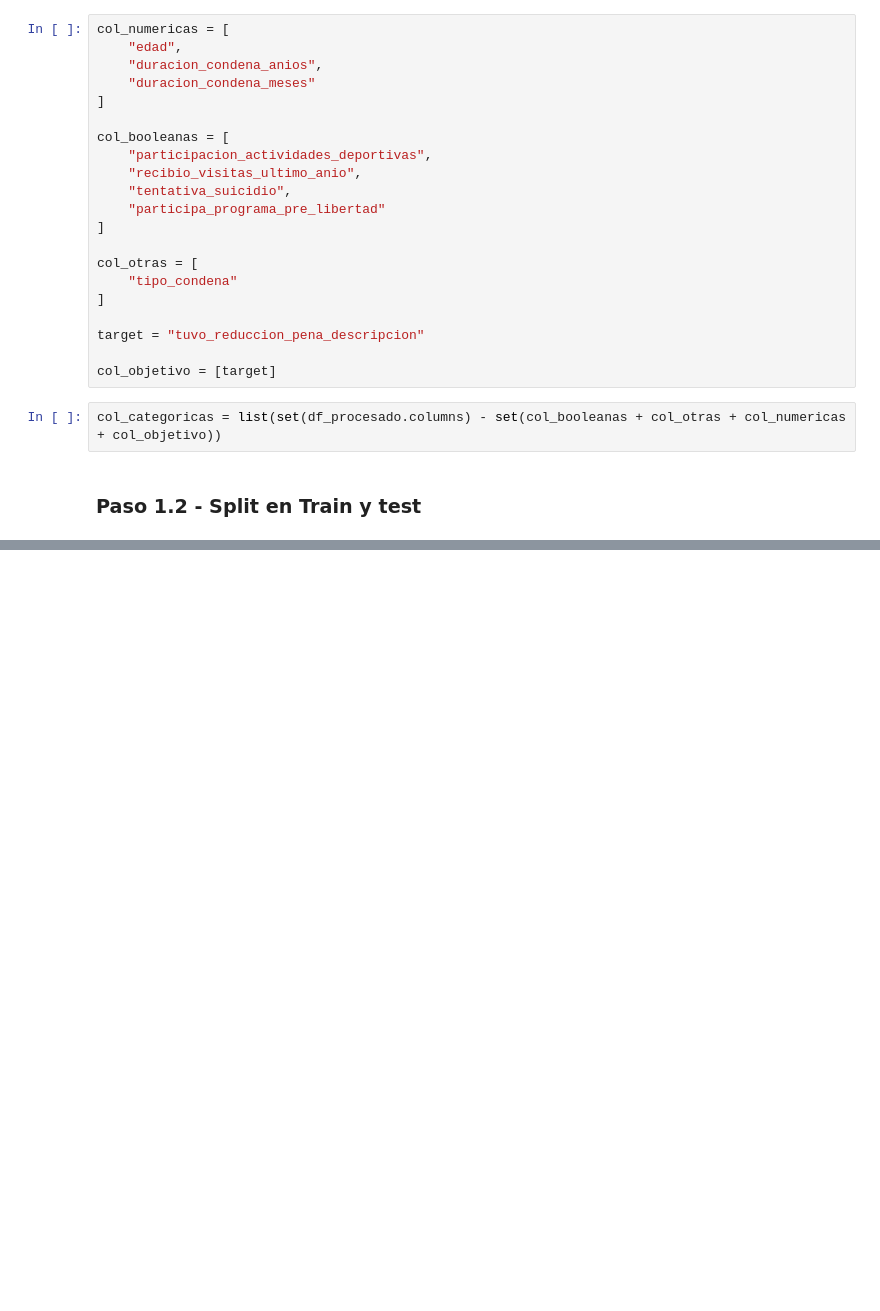
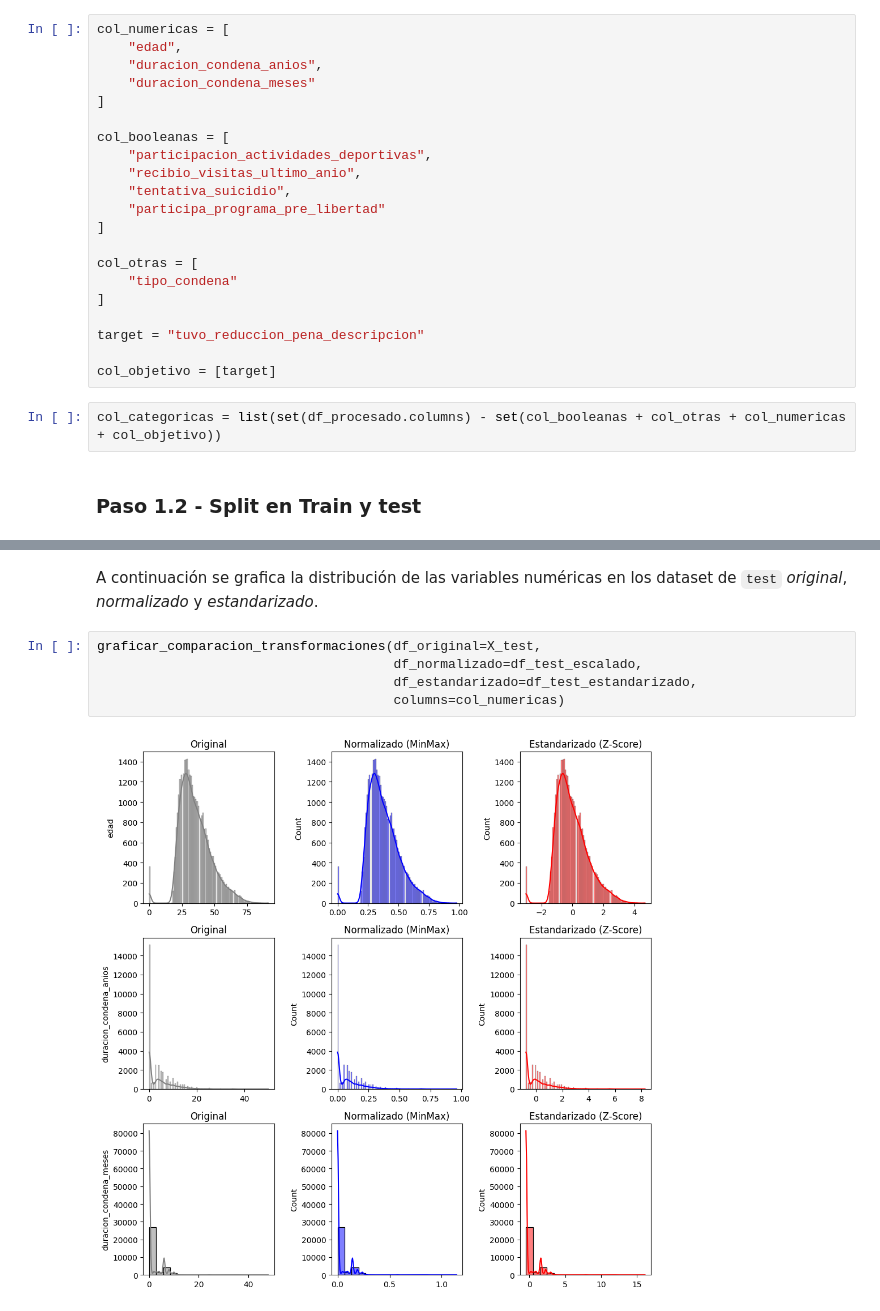
Before and after one commit to gasper-az/CEIA_Analisis_de_datos, a Jupyter notebook: trabajos_practicos/resolucion_tp_02/tp_02.ipynb, the cells around one changed output, grey strips where cells are left out. Cells and saved outputs as stored; diff of their text form; blank space fills up the shorter version.

```diff
--- a/trabajos_practicos/resolucion_tp_02/tp_02.ipynb
+++ b/trabajos_practicos/resolucion_tp_02/tp_02.ipynb
@@ -149,0 +208,9 @@ X_train, X_test, y_train, y_test = train_test_split(
+# %% [markdown]
+A continuación se grafica la distribución de las variables numéricas en los dataset de `test` *original*, *normalizado* y *estandarizado*.
+# %%
+graficar_comparacion_transformaciones(df_original=X_test,
+                                      df_normalizado=df_test_escalado,
+                                      df_estandarizado=df_test_estandarizado,
+                                      columns=col_numericas)
+# %% [output]
+[figure, added]
```
Also changed, not shown: parts of 22 cells of this notebook.
